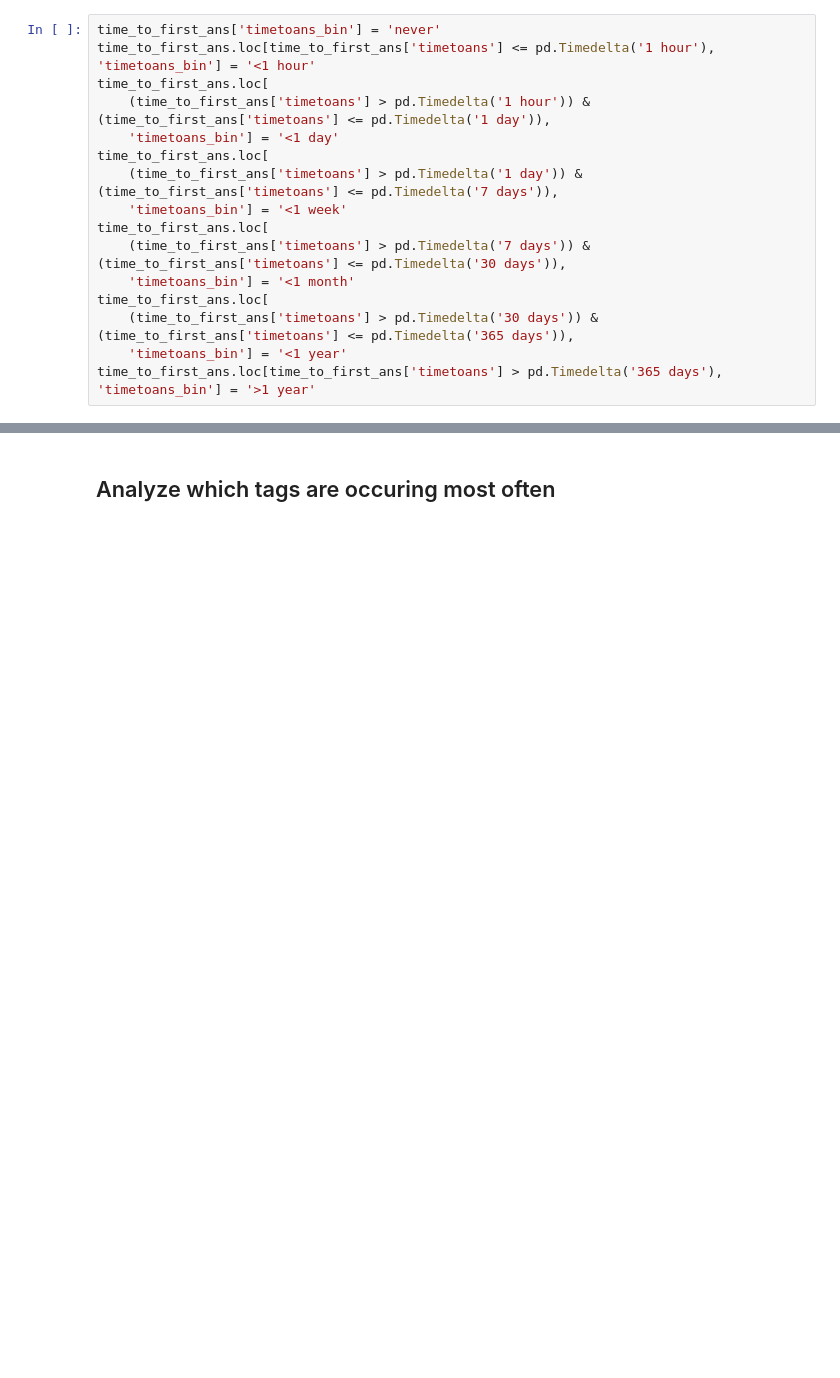
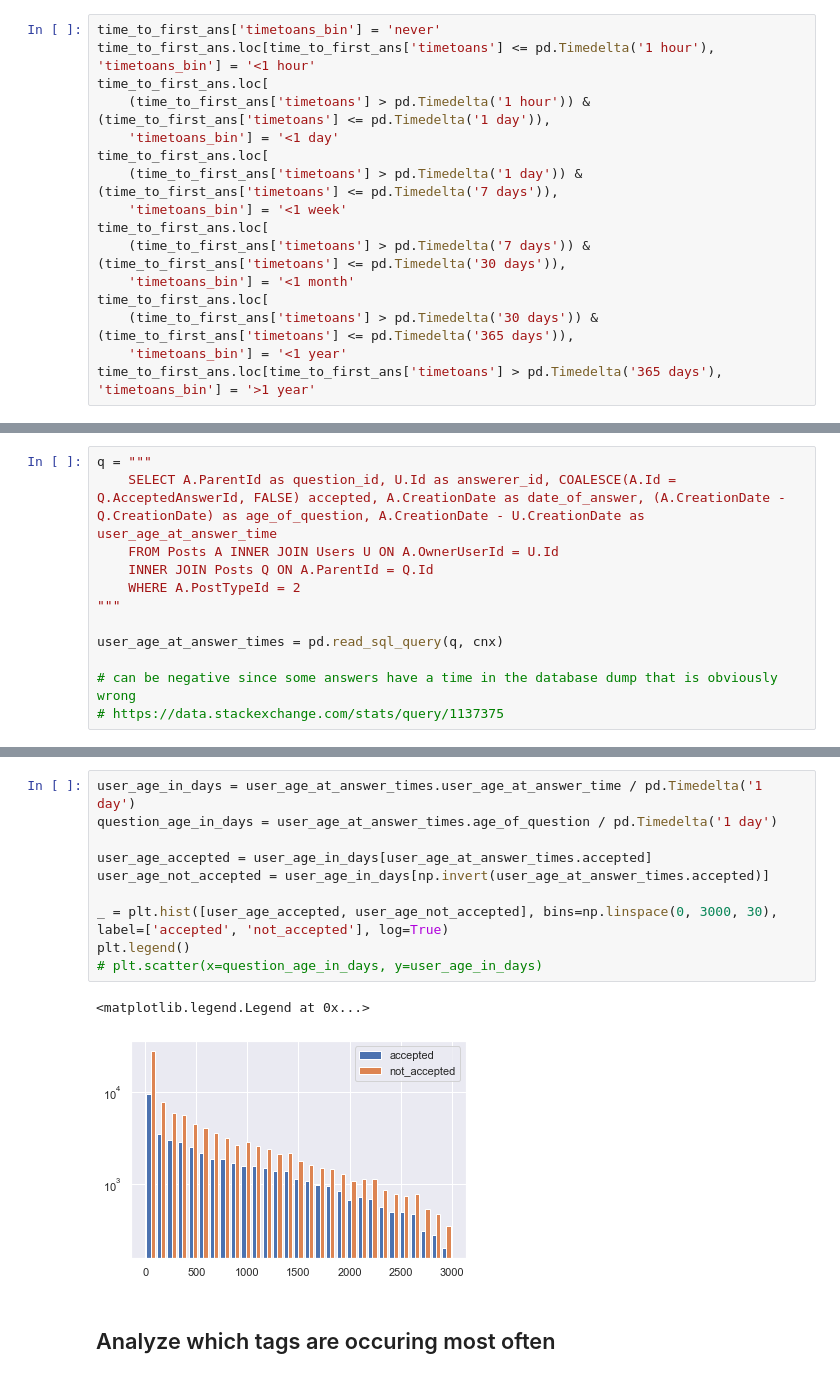
Before and after one commit to elvisnava/DSLab-StackOverflow, a Jupyter notebook: data-exploration/1_Overview.ipynb, the cells around one changed output, grey strips where cells are left out. Drawn from its saved outputs; the diff is of its cells as text; blank space fills up the shorter version.

```diff
--- a/data-exploration/1_Overview.ipynb
+++ b/data-exploration/1_Overview.ipynb
@@ -155,0 +201,12 @@ plt.show()
+# %%
+q = """
+    SELECT A.ParentId as question_id, U.Id as answerer_id, COALESCE(A.Id = Q.AcceptedAnswerId, FALSE) accepted, A.CreationDate as date_of_answer, (A.CreationDate - Q.CreationDate) as age_of_question, A.CreationDate - U.CreationDate as user_age_at_answer_time
+    FROM Posts A INNER JOIN Users U ON A.OwnerUserId = U.Id
+    INNER JOIN Posts Q ON A.ParentId = Q.Id
+    WHERE A.PostTypeId = 2
+"""
+
+user_age_at_answer_times = pd.read_sql_query(q, cnx)
+
+# can be negative since some answers have a time in the database dump that is obviously wrong
+# https://data.stackexchange.com/stats/query/1137375
@@ -156,3 +234,16 @@ plt.show()
+# %%
+user_age_in_days = user_age_at_answer_times.user_age_at_answer_time / pd.Timedelta('1 day')
+question_age_in_days = user_age_at_answer_times.age_of_question / pd.Timedelta('1 day')
+
+user_age_accepted = user_age_in_days[user_age_at_answer_times.accepted]
+user_age_not_accepted = user_age_in_days[np.invert(user_age_at_answer_times.accepted)]
+
+_ = plt.hist([user_age_accepted, user_age_not_accepted], bins=np.linspace(0, 3000, 30), label=['accepted', 'not_accepted'], log=True)
+plt.legend()
+# plt.scatter(x=question_age_in_days, y=user_age_in_days)
+# %% [output]
+<matplotlib.legend.Legend at 0x...>
+[figure, added]
 # %% [markdown]
 ## Analyze which tags are occuring most often
 # %%
```
Also changed, not shown: parts of 14 cells of this notebook, 4 other files.
